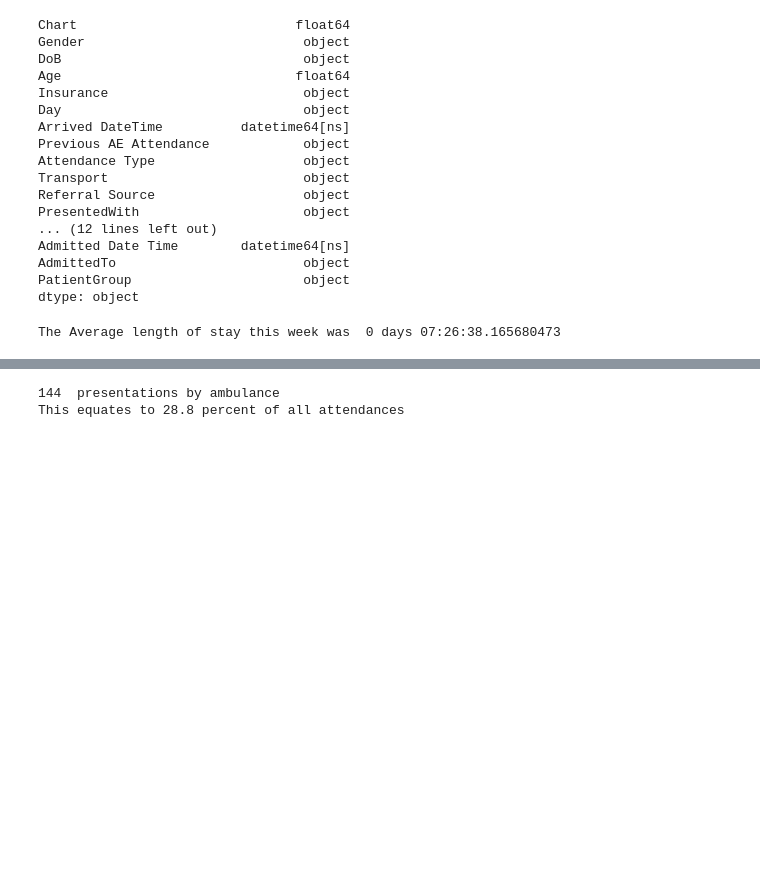
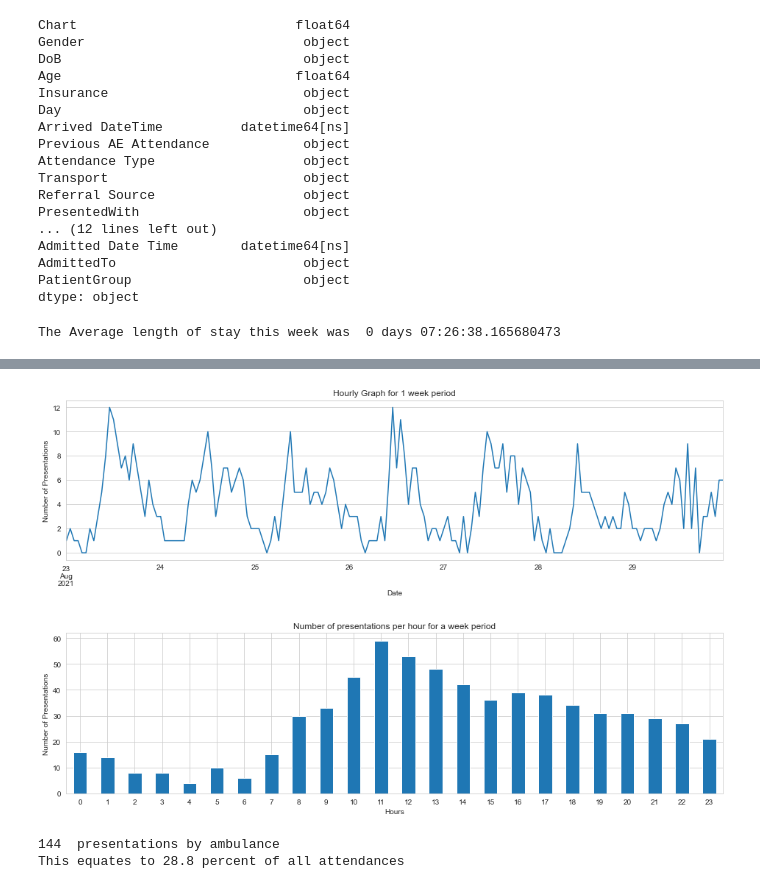
Before and after one commit to Shirdie/UCDProject, a Jupyter notebook: edproject.ipynb, the cells around one changed output, grey strips where cells are left out. Drawn from its saved outputs; the diff is of its cells as text; code cells hidden in the pictures; blank space fills up the shorter version.

```diff
--- a/edproject.ipynb
+++ b/edproject.ipynb
@@ -134,3 +158,23 @@ Wed     99
+# %%
+# group data by hour to see when the busiest period of the days is over the week
+
+fig, axs = plt.subplots(figsize=(16, 4))
+Arr_hour = ED.resample('h', on='Arrived DateTime').Chart.count().plot()
+plt.title("Hourly Graph for 1 week period")
+plt.ylabel("Number of Presentations")
+plt.xlabel("Date")
+plt.show()
+
+fig, axs = plt.subplots(figsize=(16, 4))
+Arr_hour2 = ED.groupby(ED["Arrived DateTime"].dt.hour)["Chart"].count().plot(
+    kind='bar', rot=0, ax=axs)
+plt.title("Number of presentations per hour for a week period")
+plt.ylabel("Number of Presentations")
+plt.xlabel("Hours")
+plt.show()
+# %% [output]
+[figure, added]
+[figure, added]
 # %%
 # For loop to get the number of presentataions by Ambulance
 
```
Also changed, not shown: parts of 9 cells of this notebook.
